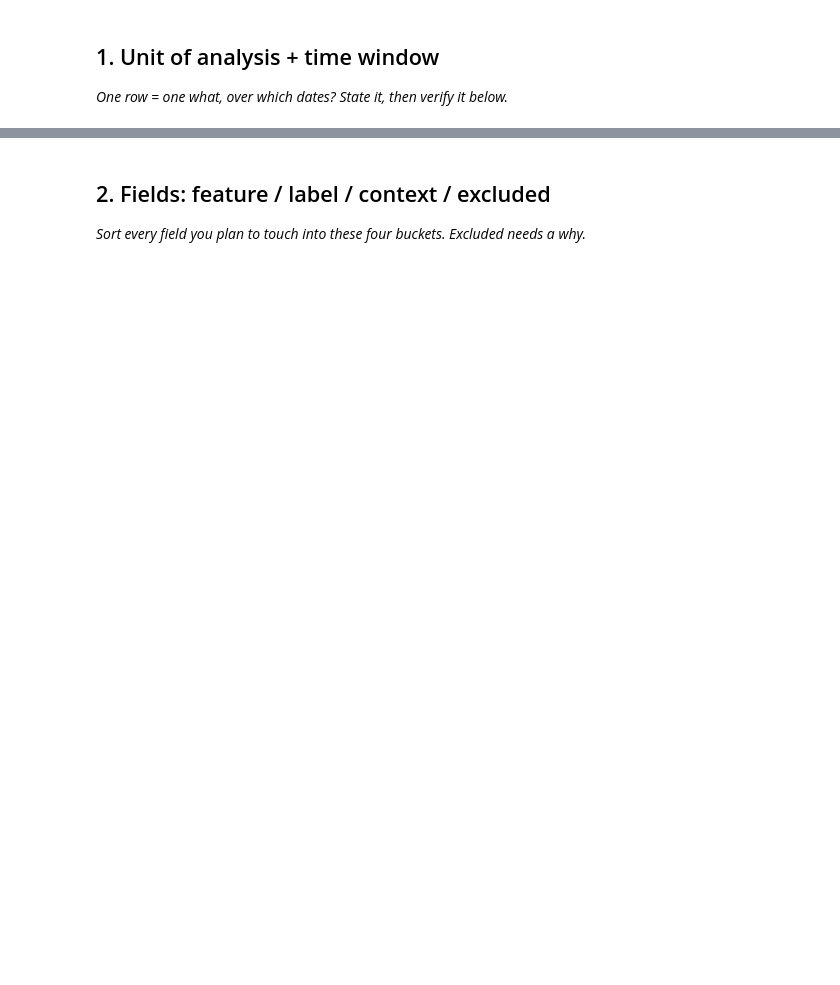
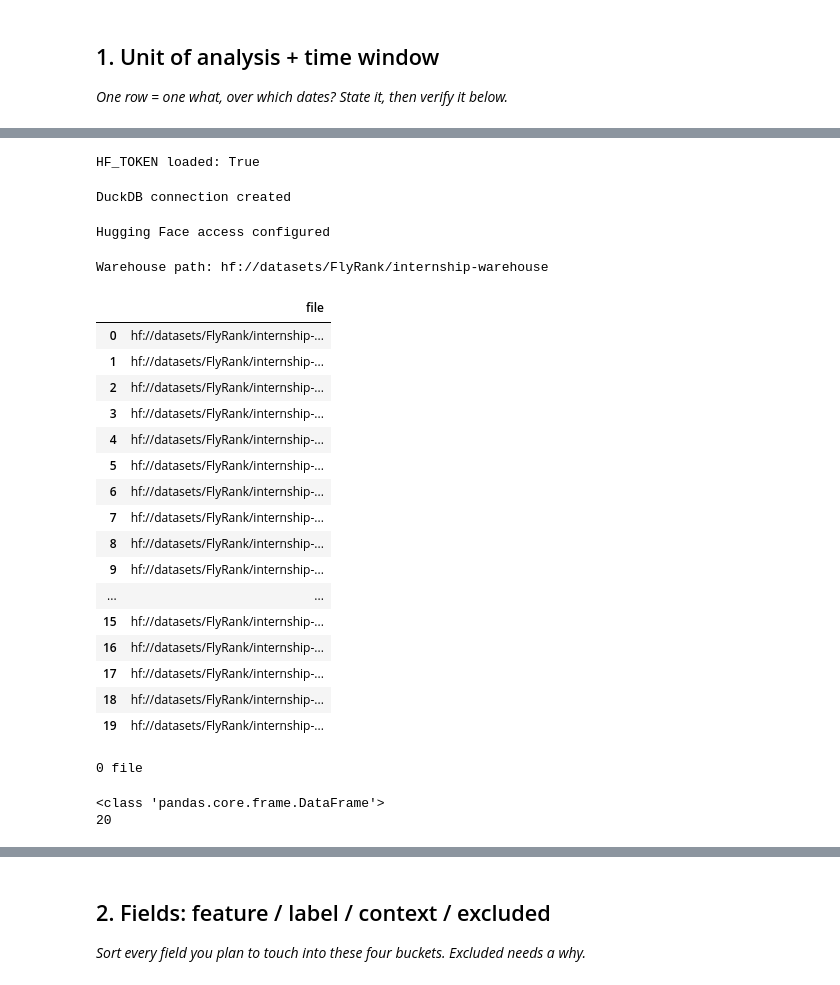
Before and after one commit to itsayeshaqamar/flyrank-mlinternship-ayesha, a Jupyter notebook: work/notebooks/w03_data_contract.ipynb, the cells around one changed output, grey strips where cells are left out. Saved outputs shown, nothing was run; the diff lists cells and outputs as text; code cells hidden in the pictures; blank space fills up the shorter version.

```diff
--- a/work/notebooks/w03_data_contract.ipynb
+++ b/work/notebooks/w03_data_contract.ipynb
@@ -18,0 +25,77 @@ One row in the warehouse daily performance table represents one content page for
+# %%
+from google.colab import userdata
+
+HF_TOKEN = userdata.get("HF_TOKEN")
+
+print("HF_TOKEN loaded:", HF_TOKEN is not None)
+# %% [output]
+HF_TOKEN loaded: True
+# %%
+import duckdb
+
+con = duckdb.connect()
+
+print("DuckDB connection created")
+# %% [output]
+DuckDB connection created
+# %%
+con.execute("""
+INSTALL httpfs;
+LOAD httpfs;
+""")
+
+con.execute(f"""
+CREATE OR REPLACE SECRET hf_secret (
+    TYPE HUGGINGFACE,
+    TOKEN '{HF_TOKEN}'
+)
+""")
+
+print("Hugging Face access configured")
+# %% [output]
+Hugging Face access configured
+# %%
+warehouse = "hf://datasets/FlyRank/internship-warehouse"
+
+print("Warehouse path:", warehouse)
+# %% [output]
+Warehouse path: hf://datasets/FlyRank/internship-warehouse
+# %%
+files = con.execute(f"""
+    SELECT *
+    FROM glob('{warehouse}/**/*.parquet')
+    LIMIT 20
+""").fetchdf()
+
+files
+# %% [output]
+|  | file |
+| 0 | hf://datasets/FlyRank/internship-... |
+| 1 | hf://datasets/FlyRank/internship-... |
+| 2 | hf://datasets/FlyRank/internship-... |
+| 3 | hf://datasets/FlyRank/internship-... |
+| 4 | hf://datasets/FlyRank/internship-... |
+| 5 | hf://datasets/FlyRank/internship-... |
+| 6 | hf://datasets/FlyRank/internship-... |
+| 7 | hf://datasets/FlyRank/internship-... |
+| 8 | hf://datasets/FlyRank/internship-... |
+| 9 | hf://datasets/FlyRank/internship-... |
+| ... | ... |
+| 15 | hf://datasets/FlyRank/internship-... |
+| 16 | hf://datasets/FlyRank/internship-... |
+| 17 | hf://datasets/FlyRank/internship-... |
+| 18 | hf://datasets/FlyRank/internship-... |
+| 19 | hf://datasets/FlyRank/internship-... |
+# %%
+# Show the complete list of warehouse files/tables
+
+for i, path in enumerate(files):
+    print(i, path)
+# %% [output]
+0 file
+# %%
+print(type(files))
+print(len(files))
+# %% [output]
+<class 'pandas.core.frame.DataFrame'>
+20
```
Also changed, not shown: parts of 15 cells of this notebook.
